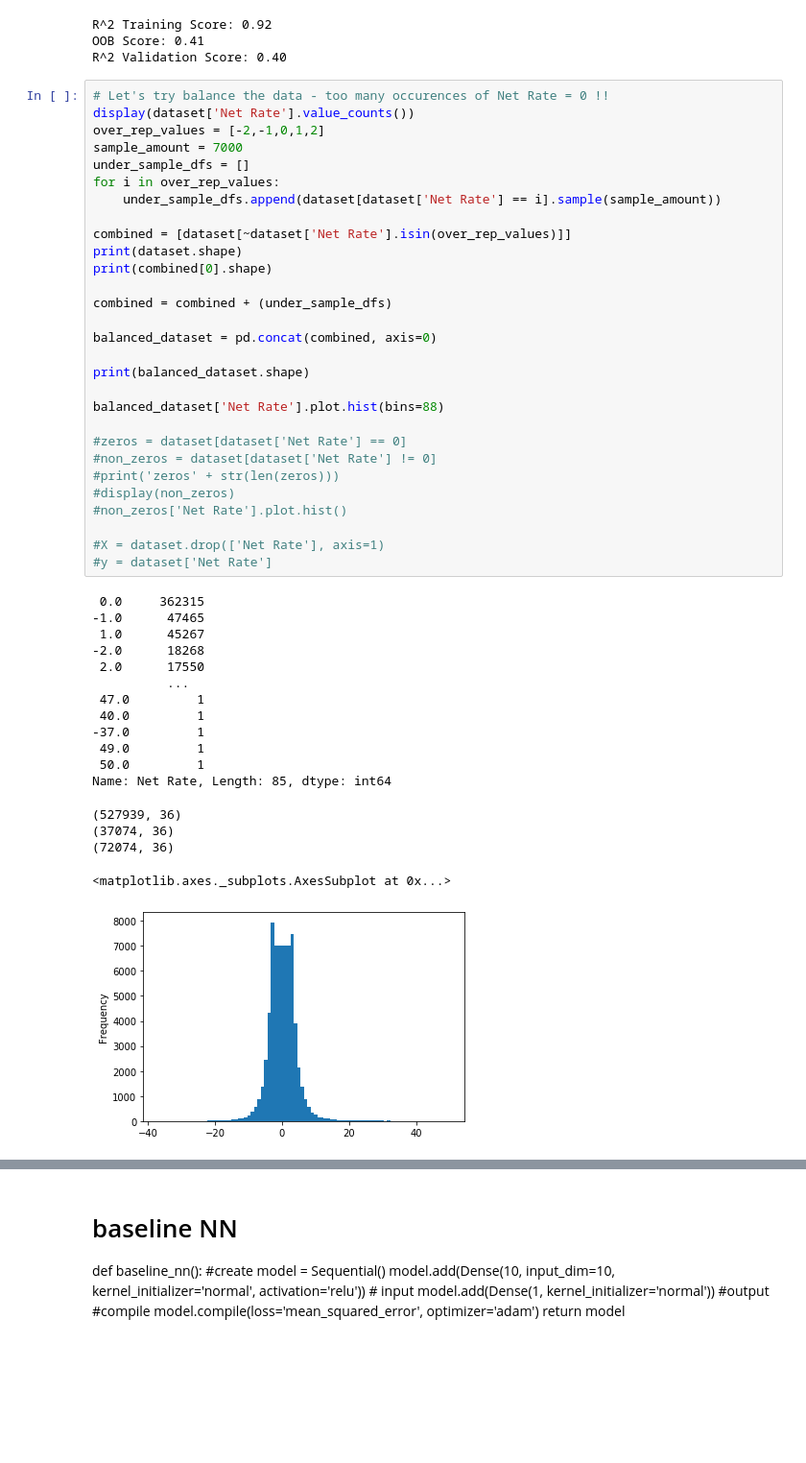
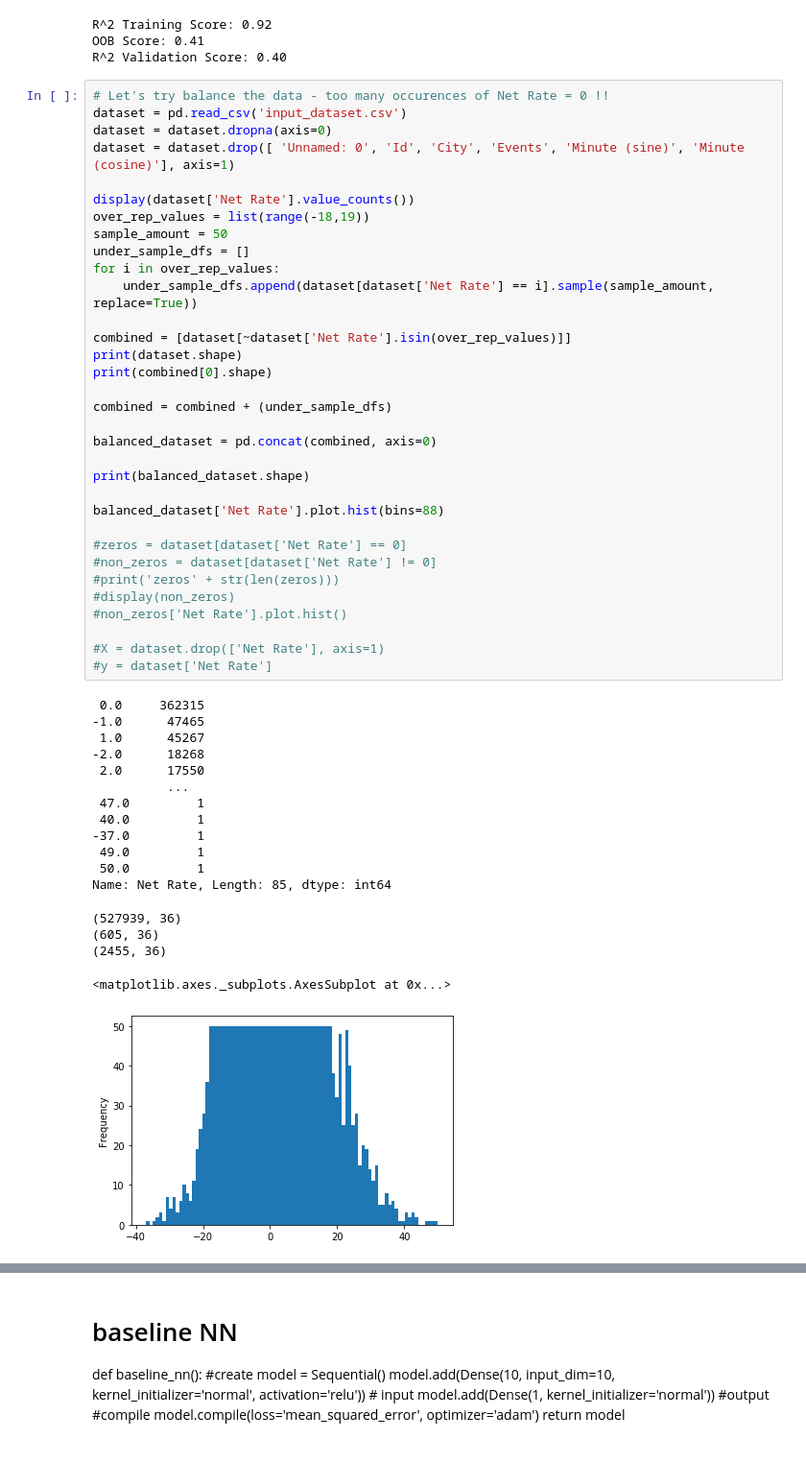
Before and after one commit to t-nel-95/codility-ml-test, a Jupyter notebook: Dataroots Codility Test.ipynb, the cells around one changed output, grey strips where cells are left out. Shown at 96% size. Saved outputs shown, nothing was run; the diff lists cells and outputs as text; blank space fills up the shorter version.

```diff
--- a/Dataroots Codility Test.ipynb
+++ b/Dataroots Codility Test.ipynb
@@ -448,12 +447,16 @@ OOB Score: 0.41
 R^2 Validation Score: 0.40
 # %%
 # Let's try balance the data - too many occurences of Net Rate = 0 !!
+dataset = pd.read_csv('input_dataset.csv')
+dataset = dataset.dropna(axis=0)
+dataset = dataset.drop([ 'Unnamed: 0', 'Id', 'City', 'Events', 'Minute (sine)', 'Minute (cosine)'], axis=1)
+
 display(dataset['Net Rate'].value_counts())
-over_rep_values = [-2,-1,0,1,2]
-sample_amount = 7000
+over_rep_values = list(range(-18,19))
+sample_amount = 50
 under_sample_dfs = []
 for i in over_rep_values:
-    under_sample_dfs.append(dataset[dataset['Net Rate'] == i].sample(sample_amount))
+    under_sample_dfs.append(dataset[dataset['Net Rate'] == i].sample(sample_amount, replace=True))
 
 combined = [dataset[~dataset['Net Rate'].isin(over_rep_values)]]
 print(dataset.shape)
@@ -463,33 +466,33 @@ combined = combined + (under_sample_dfs)
 
 balanced_dataset = pd.concat(combined, axis=0)
 
 print(balanced_dataset.shape)
 
 balanced_dataset['Net Rate'].plot.hist(bins=88)
 
 #zeros = dataset[dataset['Net Rate'] == 0]
 #non_zeros = dataset[dataset['Net Rate'] != 0]
 #print('zeros' + str(len(zeros)))
 #display(non_zeros)
 #non_zeros['Net Rate'].plot.hist()
 
 #X = dataset.drop(['Net Rate'], axis=1)
 #y = dataset['Net Rate']
 # %% [output]
  0.0     362315
 -1.0      47465
  1.0      45267
 -2.0      18268
  2.0      17550
           ...
  47.0         1
  40.0         1
 -37.0         1
  49.0         1
  50.0         1
 Name: Net Rate, Length: 85, dtype: int64
 (527939, 36)
-(37074, 36)
-(72074, 36)
+(605, 36)
+(2455, 36)
 <matplotlib.axes._subplots.AxesSubplot at 0x...>
-[figure, old version]
+[figure, new version]
```
Also changed, not shown: parts of 9 cells of this notebook.
